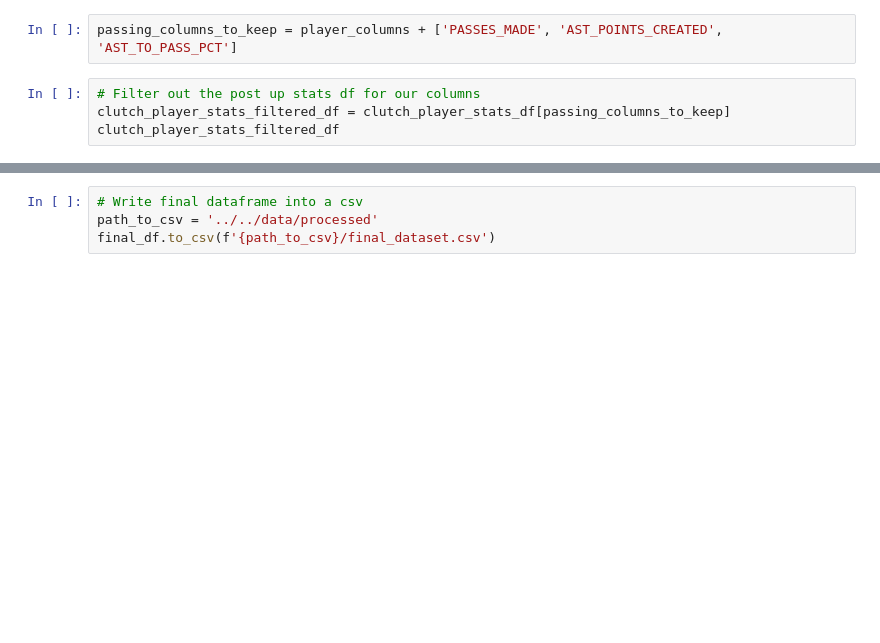
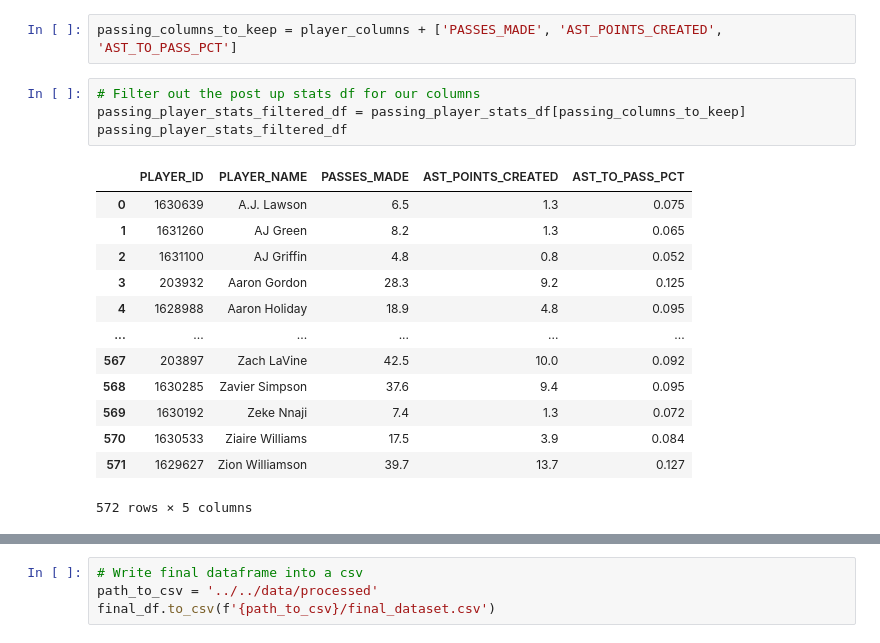
Before and after one commit to rqian239/NBA-Playstyle-Profiler, a Jupyter notebook: notebooks/data_scraping/get_player_data.ipynb, the cells around one changed output, grey strips where cells are left out. Drawn from its saved outputs; the diff is of its cells as text; blank space fills up the shorter version.

```diff
--- a/notebooks/data_scraping/get_player_data.ipynb
+++ b/notebooks/data_scraping/get_player_data.ipynb
@@ -740,5 +778,19 @@ Index(['PLAYER_ID', 'PLAYER_NAME', 'TEAM_ID', 'TEAM_ABBREVIATION', 'GP', 'W',
 passing_columns_to_keep = player_columns + ['PASSES_MADE', 'AST_POINTS_CREATED', 'AST_TO_PASS_PCT']
 # %%
 # Filter out the post up stats df for our columns
-clutch_player_stats_filtered_df = clutch_player_stats_df[passing_columns_to_keep]
-clutch_player_stats_filtered_df
+passing_player_stats_filtered_df = passing_player_stats_df[passing_columns_to_keep]
+passing_player_stats_filtered_df
+# %% [output]
+|  | PLAYER_ID | PLAYER_NAME | PASSES_MADE | AST_POINTS_CREATED | AST_TO_PASS_PCT |
+| 0 | 1630639 | A.J. Lawson | 6.5 | 1.3 | 0.075 |
+| 1 | 1631260 | AJ Green | 8.2 | 1.3 | 0.065 |
+| 2 | 1631100 | AJ Griffin | 4.8 | 0.8 | 0.052 |
+| 3 | 203932 | Aaron Gordon | 28.3 | 9.2 | 0.125 |
+| 4 | 1628988 | Aaron Holiday | 18.9 | 4.8 | 0.095 |
+| ... | ... | ... | ... | ... | ... |
+| 567 | 203897 | Zach LaVine | 42.5 | 10.0 | 0.092 |
+| 568 | 1630285 | Zavier Simpson | 37.6 | 9.4 | 0.095 |
+| 569 | 1630192 | Zeke Nnaji | 7.4 | 1.3 | 0.072 |
+| 570 | 1630533 | Ziaire Williams | 17.5 | 3.9 | 0.084 |
+| 571 | 1629627 | Zion Williamson | 39.7 | 13.7 | 0.127 |
+572 rows × 5 columns
```
Also changed, not shown: parts of 7 cells of this notebook.
